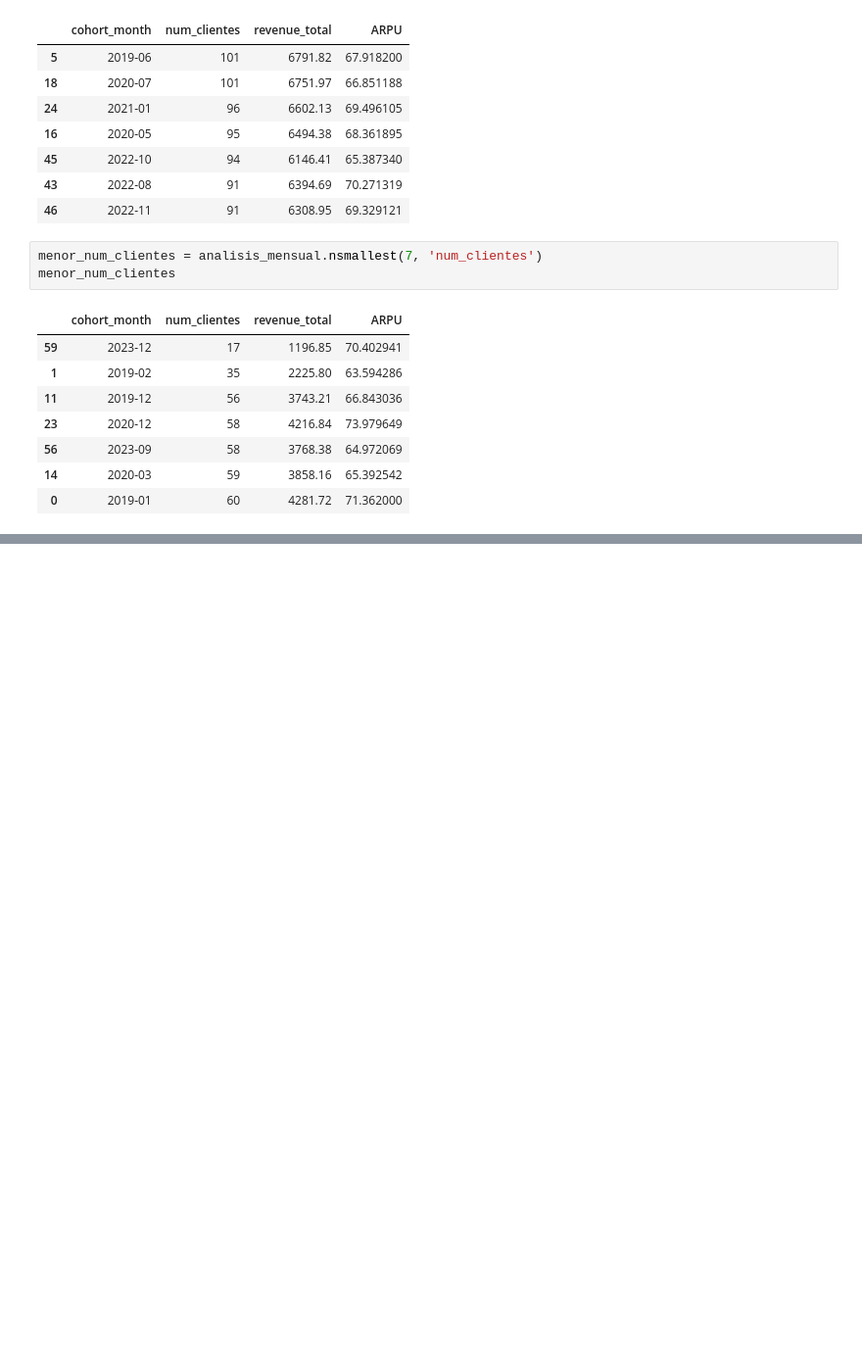
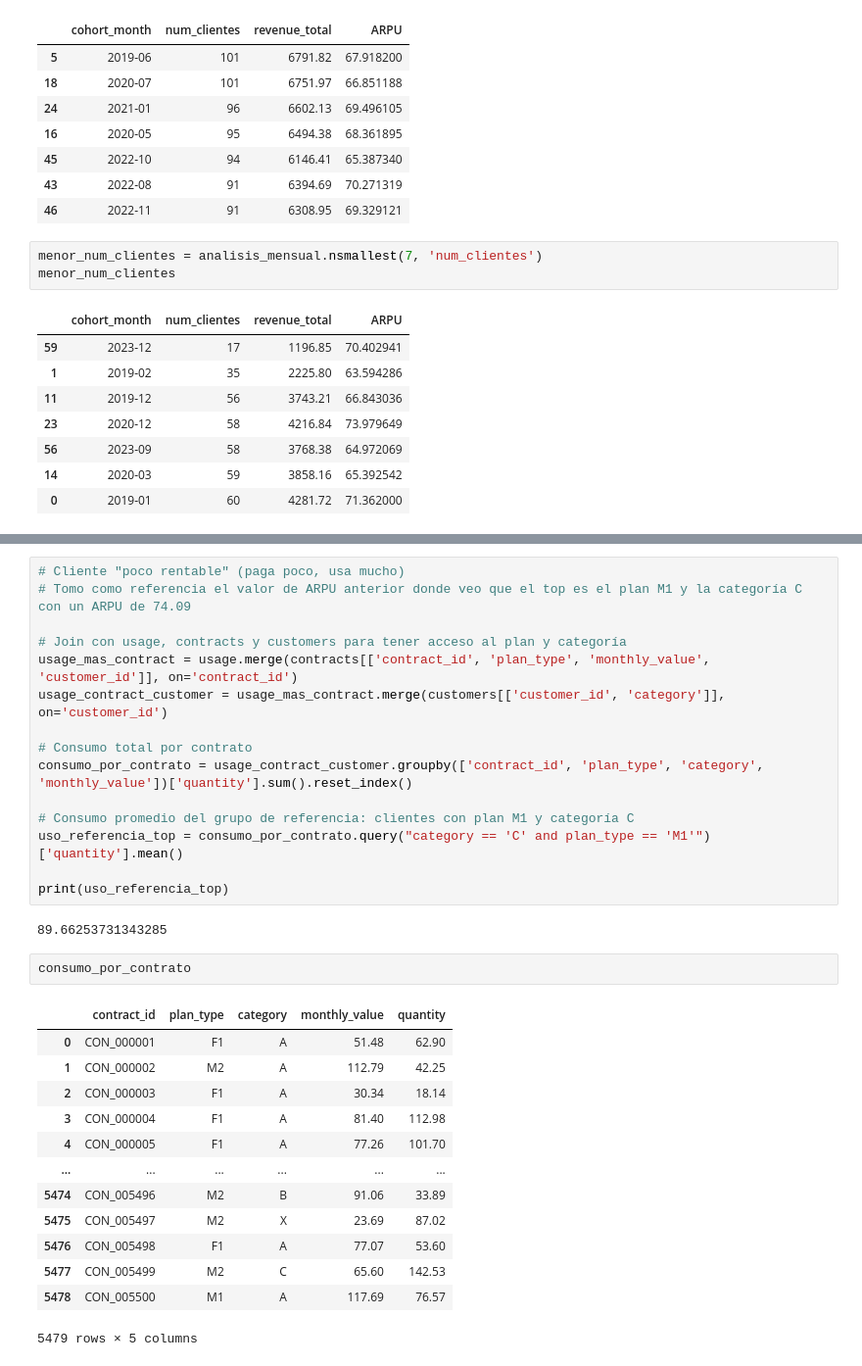
Before and after one commit to PetrongariYanina/ETL-to-MBD, a Jupyter notebook: ETL.ipynb, the cells around one changed output, grey strips where cells are left out. Shown at 98% size. Cells and saved outputs as stored; diff of their text form; blank space fills up the shorter version.

```diff
--- a/ETL.ipynb
+++ b/ETL.ipynb
@@ -1075,0 +1115,33 @@ Name: quantity, dtype: float64
+# %%
+# Cliente "poco rentable" (paga poco, usa mucho)
+# Tomo como referencia el valor de ARPU anterior donde veo que el top es el plan M1 y la categoría C con un ARPU de 74.09
+
+# Join con usage, contracts y customers para tener acceso al plan y categoría
+usage_mas_contract = usage.merge(contracts[['contract_id', 'plan_type', 'monthly_value', 'customer_id']], on='contract_id')
+usage_contract_customer = usage_mas_contract.merge(customers[['customer_id', 'category']], on='customer_id')
+
+# Consumo total por contrato
+consumo_por_contrato = usage_contract_customer.groupby(['contract_id', 'plan_type', 'category', 'monthly_value'])['quantity'].sum().reset_index()
+
+# Consumo promedio del grupo de referencia: clientes con plan M1 y categoría C
+uso_referencia_top = consumo_por_contrato.query("category == 'C' and plan_type == 'M1'")['quantity'].mean()
+
+print(uso_referencia_top)
+# %% [output]
+89.66253731343285
+# %%
+consumo_por_contrato
+# %% [output]
+|  | contract_id | plan_type | category | monthly_value | quantity |
+| 0 | CON_000001 | F1 | A | 51.48 | 62.90 |
+| 1 | CON_000002 | M2 | A | 112.79 | 42.25 |
+| 2 | CON_000003 | F1 | A | 30.34 | 18.14 |
+| 3 | CON_000004 | F1 | A | 81.40 | 112.98 |
+| 4 | CON_000005 | F1 | A | 77.26 | 101.70 |
+| ... | ... | ... | ... | ... | ... |
+| 5474 | CON_005496 | M2 | B | 91.06 | 33.89 |
+| 5475 | CON_005497 | M2 | X | 23.69 | 87.02 |
+| 5476 | CON_005498 | F1 | A | 77.07 | 53.60 |
+| 5477 | CON_005499 | M2 | C | 65.60 | 142.53 |
+| 5478 | CON_005500 | M1 | A | 117.69 | 76.57 |
+5479 rows × 5 columns
```
Also changed, not shown: parts of 41 cells of this notebook.
